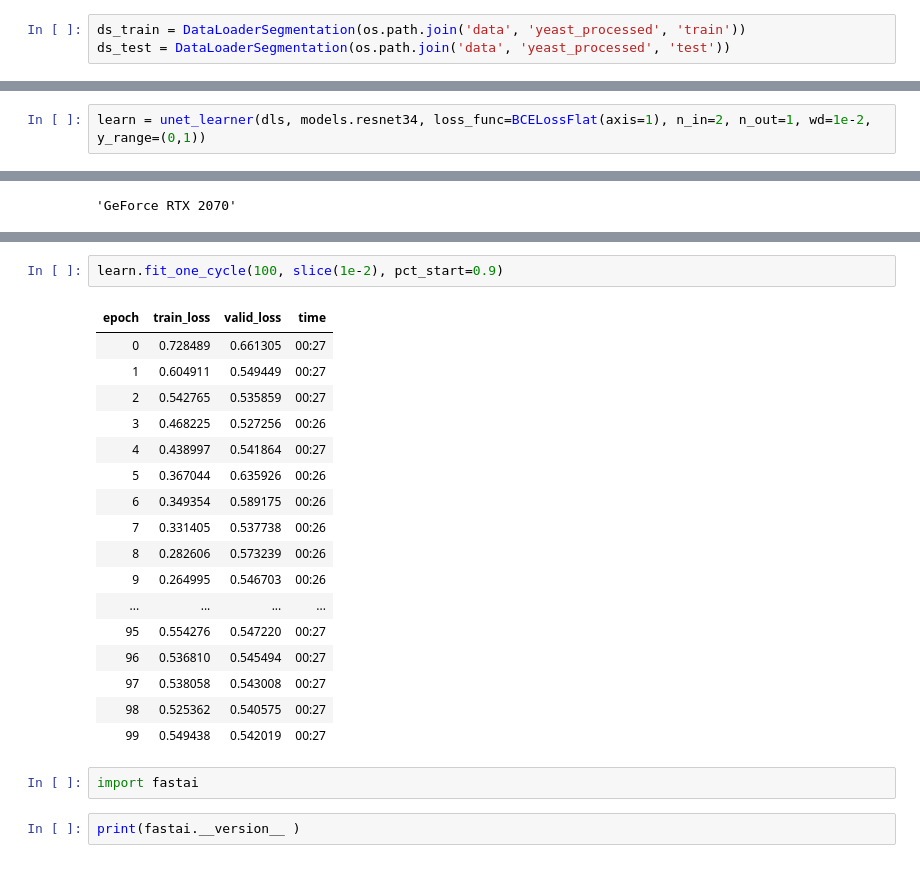
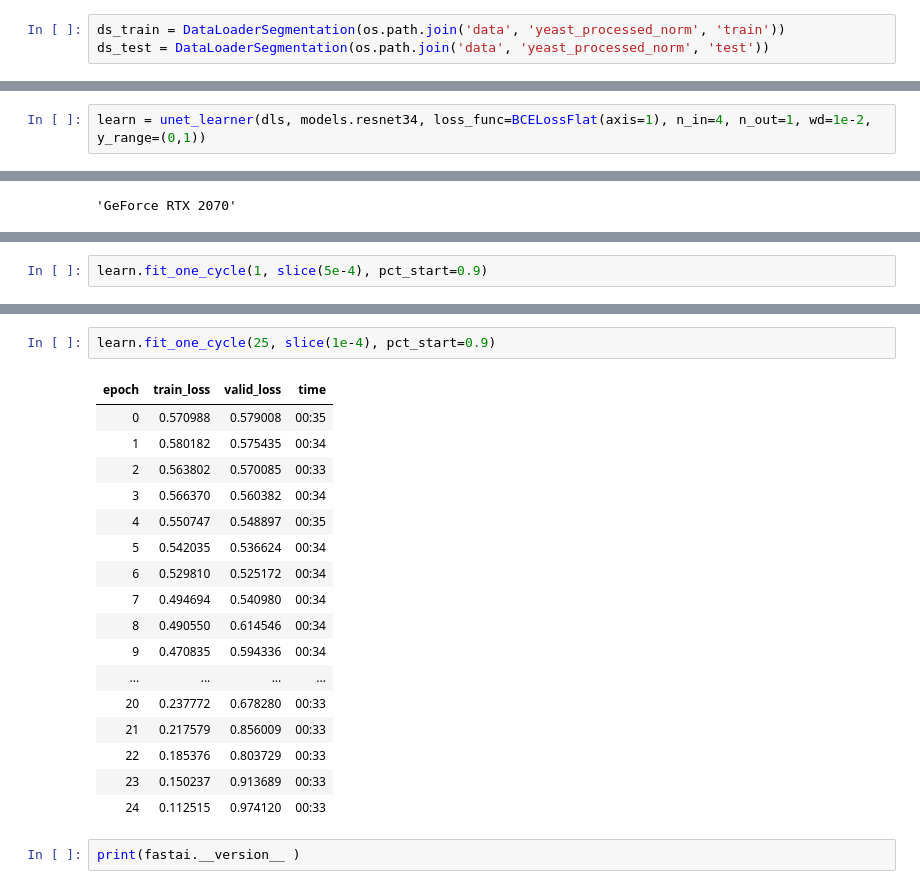
Before and after one commit to jrgreen7/PIPE, a Jupyter notebook: Deep-PIPE-Sites/unet_training.ipynb, the cells around one changed output, grey strips where cells are left out. Cells and saved outputs as stored; diff of their text form.

```diff
--- a/Deep-PIPE-Sites/unet_training.ipynb
+++ b/Deep-PIPE-Sites/unet_training.ipynb
@@ -31,8 +31,8 @@ class DataLoaderSegmentation(torch.utils.data.Dataset):
     def __len__(self):
         return len(self.img_files)
 # %%
-ds_train = DataLoaderSegmentation(os.path.join('data', 'yeast_processed', 'train'))
-ds_test = DataLoaderSegmentation(os.path.join('data', 'yeast_processed', 'test'))
+ds_train = DataLoaderSegmentation(os.path.join('data', 'yeast_processed_norm', 'train'))
+ds_test = DataLoaderSegmentation(os.path.join('data', 'yeast_processed_norm', 'test'))
 # %%
 ds_train.__len__(), ds_test.__len__()
 # %% [output]
@@ -81,7 +81,7 @@ def acc_camvid(input, target):
     mask = target != void_code
     return (input.argmax(dim=1)[mask]==target[mask]).float().mean()
 # %%
-learn = unet_learner(dls, models.resnet34, loss_func=BCELossFlat(axis=1), n_in=2, n_out=1, wd=1e-2, y_range=(0,1))
+learn = unet_learner(dls, models.resnet34, loss_func=BCELossFlat(axis=1), n_in=4, n_out=1, wd=1e-2, y_range=(0,1))
 # %%
 torch.cuda.set_device(0)
 torch.cuda.get_device_name(0)
@@ -120,0 +121,2 @@ SuggestedLRs(lr_min=0.002290867641568184, lr_steep=9.12010818865383e-07)
+# %%
+learn.fit_one_cycle(1, slice(5e-4), pct_start=0.9)
@@ -121,25 +133,23 @@ SuggestedLRs(lr_min=0.002290867641568184, lr_steep=9.12010818865383e-07)
 # %%
-learn.fit_one_cycle(100, slice(1e-2), pct_start=0.9)
+learn.fit_one_cycle(25, slice(1e-4), pct_start=0.9)
 # %% [output]
 | epoch | train_loss | valid_loss | time |
-| 0 | 0.728489 | 0.661305 | 00:27 |
-| 1 | 0.604911 | 0.549449 | 00:27 |
-| 2 | 0.542765 | 0.535859 | 00:27 |
-| 3 | 0.468225 | 0.527256 | 00:26 |
-| 4 | 0.438997 | 0.541864 | 00:27 |
-| 5 | 0.367044 | 0.635926 | 00:26 |
-| 6 | 0.349354 | 0.589175 | 00:26 |
-| 7 | 0.331405 | 0.537738 | 00:26 |
-| 8 | 0.282606 | 0.573239 | 00:26 |
-| 9 | 0.264995 | 0.546703 | 00:26 |
+| 0 | 0.570988 | 0.579008 | 00:35 |
+| 1 | 0.580182 | 0.575435 | 00:34 |
+| 2 | 0.563802 | 0.570085 | 00:33 |
+| 3 | 0.566370 | 0.560382 | 00:34 |
+| 4 | 0.550747 | 0.548897 | 00:35 |
+| 5 | 0.542035 | 0.536624 | 00:34 |
+| 6 | 0.529810 | 0.525172 | 00:34 |
+| 7 | 0.494694 | 0.540980 | 00:34 |
+| 8 | 0.490550 | 0.614546 | 00:34 |
+| 9 | 0.470835 | 0.594336 | 00:34 |
 | ... | ... | ... | ... |
-| 95 | 0.554276 | 0.547220 | 00:27 |
-| 96 | 0.536810 | 0.545494 | 00:27 |
-| 97 | 0.538058 | 0.543008 | 00:27 |
-| 98 | 0.525362 | 0.540575 | 00:27 |
-| 99 | 0.549438 | 0.542019 | 00:27 |
+| 20 | 0.237772 | 0.678280 | 00:33 |
+| 21 | 0.217579 | 0.856009 | 00:33 |
+| 22 | 0.185376 | 0.803729 | 00:33 |
+| 23 | 0.150237 | 0.913689 | 00:33 |
+| 24 | 0.112515 | 0.974120 | 00:33 |
-# %%
-import fastai
 # %%
 print(fastai.__version__ )
 # %% [output]
```
Also changed, not shown: parts of 7 cells of this notebook, 1 other file.
